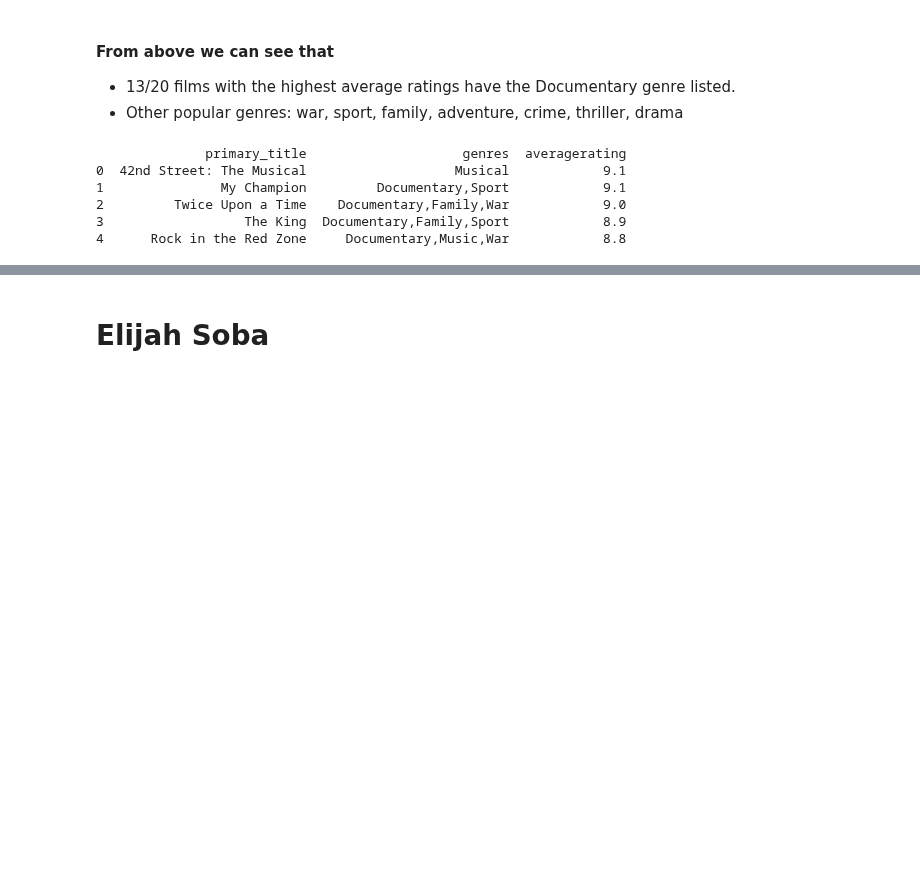
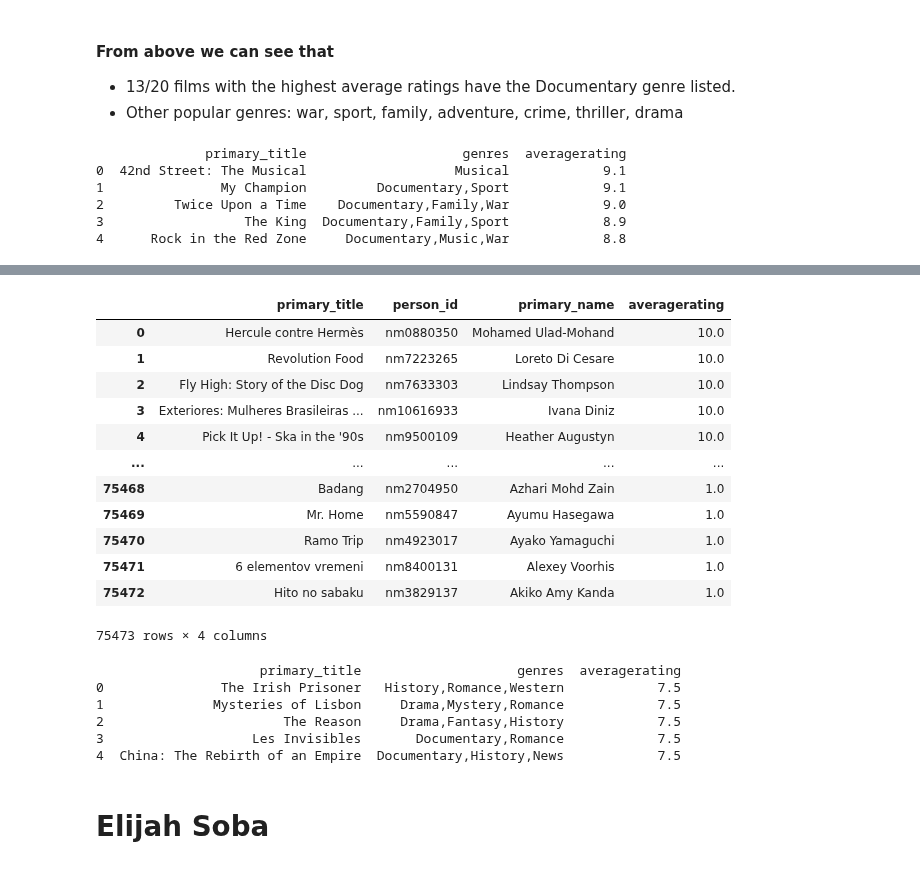
Before and after one commit to mehince/group-1-capstone, a Jupyter notebook: student.ipynb, the cells around one changed output, grey strips where cells are left out. Drawn from its saved outputs; the diff is of its cells as text; code cells hidden in the pictures; blank space fills up the shorter version.

```diff
--- a/student.ipynb
+++ b/student.ipynb
@@ -122,3 +170,40 @@ memory usage: 14.8+ KB
+# %%
+q2 = pd.read_sql('''select distinct b.primary_title, d.person_id, p.primary_name, r.averagerating
+        from movie_basics b
+        join movie_ratings r
+            on b.movie_id = r.movie_id
+        join writers d
+            on b.movie_id = d.movie_id
+        join persons p
+            on d.person_id = p.person_id
+        where start_year >= 2010
+        group by primary_name
+        order by averagerating DESC''', conn)
+q2
+# %% [output]
+|  | primary_title | person_id | primary_name | averagerating |
+| 0 | Hercule contre Hermès | nm0880350 | Mohamed Ulad-Mohand | 10.0 |
+| 1 | Revolution Food | nm7223265 | Loreto Di Cesare | 10.0 |
+| 2 | Fly High: Story of the Disc Dog | nm7633303 | Lindsay Thompson | 10.0 |
+| 3 | Exteriores: Mulheres Brasileiras ... | nm10616933 | Ivana Diniz | 10.0 |
+| 4 | Pick It Up! - Ska in the '90s | nm9500109 | Heather Augustyn | 10.0 |
+| ... | ... | ... | ... | ... |
+| 75468 | Badang | nm2704950 | Azhari Mohd Zain | 1.0 |
+| 75469 | Mr. Home | nm5590847 | Ayumu Hasegawa | 1.0 |
+| 75470 | Ramo Trip | nm4923017 | Ayako Yamaguchi | 1.0 |
+| 75471 | 6 elementov vremeni | nm8400131 | Alexey Voorhis | 1.0 |
+| 75472 | Hito no sabaku | nm3829137 | Akiko Amy Kanda | 1.0 |
+75473 rows × 4 columns
+# %%
+df2 = pd.DataFrame(q2, columns = ['primary_title', 'genres', 'averagerating'])
+print(df2.head())
+# %% [output]
+                     primary_title                    genres  averagerating
+0               The Irish Prisoner   History,Romance,Western            7.5
+1              Mysteries of Lisbon     Drama,Mystery,Romance            7.5
+2                       The Reason     Drama,Fantasy,History            7.5
+3                   Les Invisibles       Documentary,Romance            7.5
+4  China: The Rebirth of an Empire  Documentary,History,News            7.5
 # %% [markdown]
 # Elijah Soba
 # %% [markdown]
```
Also changed, not shown: parts of 9 cells of this notebook.
